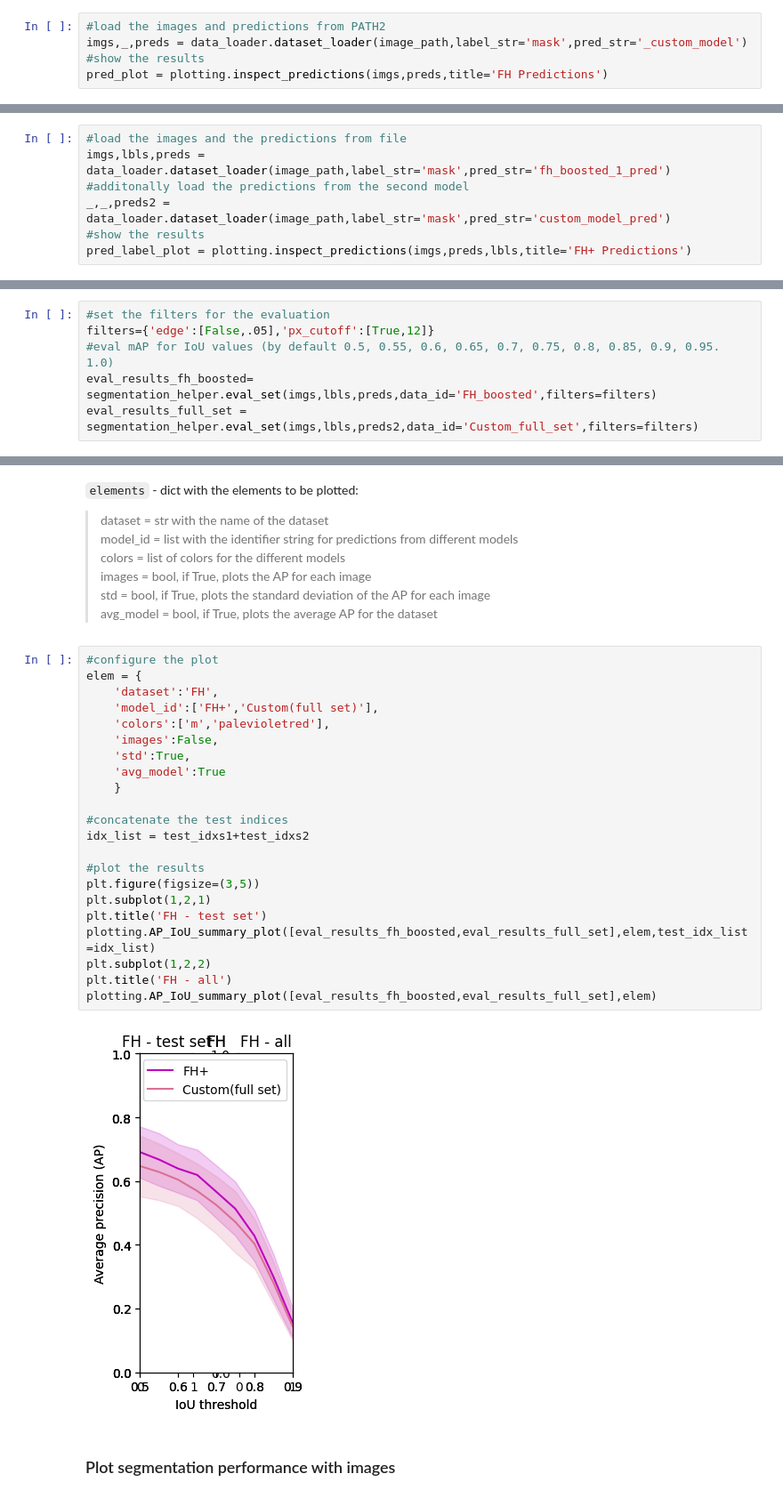
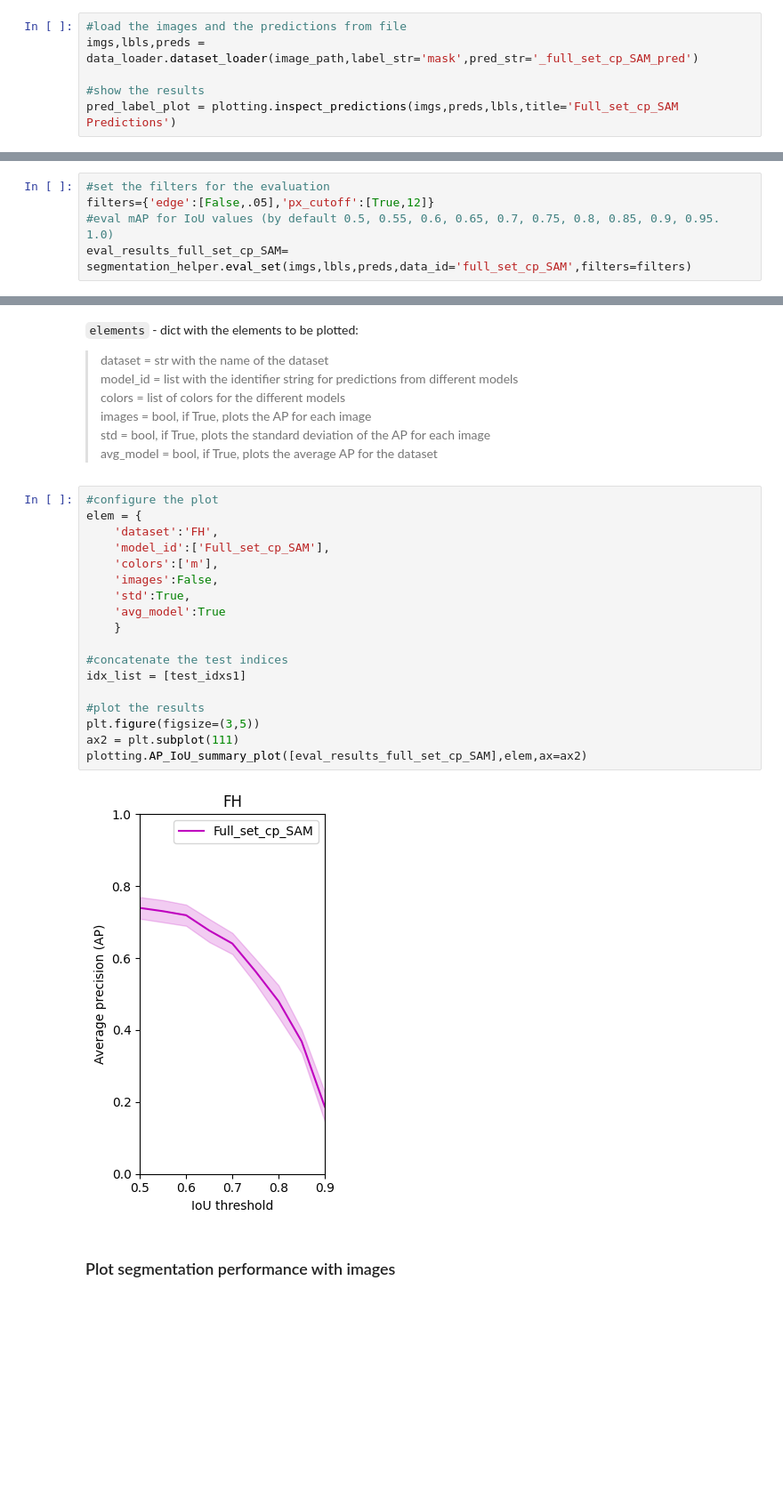
Before and after one commit to fionabyrne101/imagegrains, a Jupyter notebook: notebooks/1_image_segmentation.ipynb, the cells around one changed output, grey strips where cells are left out. Shown at 89% size. Saved outputs shown, nothing was run; the diff lists cells and outputs as text; blank space fills up the shorter version.

```diff
--- a/notebooks/1_image_segmentation.ipynb
+++ b/notebooks/1_image_segmentation.ipynb
@@ -94,8 +96,9 @@ for path in [image_path1,image_path2]:
 `title` - title of plot (optional)
 `tar_dir` - path to save plot (optional)
 # %%
-#load the images and predictions from PATH2
-imgs,_,preds = data_loader.dataset_loader(image_path,label_str='mask',pred_str='_custom_model')
+#load the images and the predictions from file
+imgs,lbls,preds = data_loader.dataset_loader(image_path,label_str='mask',pred_str='_full_set_cp_SAM_pred')
+
 #show the results
-pred_plot = plotting.inspect_predictions(imgs,preds,title='FH Predictions')
+pred_label_plot = plotting.inspect_predictions(imgs,preds,lbls,title='Full_set_cp_SAM Predictions')
 # %% [output]
@@ -105,7 +105,0 @@ pred_plot = plotting.inspect_predictions(imgs,preds,title='FH Predictions')
-# %%
-#load the images and the predictions from file
-imgs,lbls,preds = data_loader.dataset_loader(image_path,label_str='mask',pred_str='fh_boosted_1_pred')
-#additonally load the predictions from the second model
-_,_,preds2 = data_loader.dataset_loader(image_path,label_str='mask',pred_str='custom_model_pred')
-#show the results
-pred_label_plot = plotting.inspect_predictions(imgs,preds,lbls,title='FH+ Predictions')
@@ -138,8 +130,7 @@ Returns
 #set the filters for the evaluation
 filters={'edge':[False,.05],'px_cutoff':[True,12]}
 #eval mAP for IoU values (by default 0.5, 0.55, 0.6, 0.65, 0.7, 0.75, 0.8, 0.85, 0.9, 0.95. 1.0)
-eval_results_fh_boosted= segmentation_helper.eval_set(imgs,lbls,preds,data_id='FH_boosted',filters=filters)
-eval_results_full_set = segmentation_helper.eval_set(imgs,lbls,preds2,data_id='Custom_full_set',filters=filters)
+eval_results_full_set_cp_SAM= segmentation_helper.eval_set(imgs,lbls,preds,data_id='full_set_cp_SAM',filters=filters)
 # %% [markdown]
 ### Plot segmentation performance
 The segmentation performance for a given dataset can be plotted a average precision over IoU thrshold curves. The results can be loaded from a `.pkl` file or directly passed from `eval_set()`. If a test/train split is used, the test indeces can be passed to differentiate the test from the train results in the `AP_IoU_plot()`. For the `AP_IoU_summary()` plot, only test results are plotted if test indeces are provided.
@@ -166,27 +151,23 @@ plotting.AP_IoU_plot(eval_results_full_set,title='Custom model (full_set)',test_
 # %%
 #configure the plot
 elem = {
     'dataset':'FH',
-    'model_id':['FH+','Custom(full set)'],
-    'colors':['m','palevioletred'],
+    'model_id':['Full_set_cp_SAM'],
+    'colors':['m'],
     'images':False,
     'std':True,
     'avg_model':True
     }
 
 #concatenate the test indices
-idx_list = test_idxs1+test_idxs2
+idx_list = [test_idxs1]
 
 #plot the results
 plt.figure(figsize=(3,5))
-plt.subplot(1,2,1)
-plt.title('FH - test set')
-plotting.AP_IoU_summary_plot([eval_results_fh_boosted,eval_results_full_set],elem,test_idx_list=idx_list)
-plt.subplot(1,2,2)
-plt.title('FH - all')
-plotting.AP_IoU_summary_plot([eval_results_fh_boosted,eval_results_full_set],elem)
+ax2 = plt.subplot(111)
+plotting.AP_IoU_summary_plot([eval_results_full_set_cp_SAM],elem,ax=ax2)
 # %% [output]
-[figure, old version]
+[figure, new version]
 # %% [markdown]
 ### Plot segmentation performance with images
 # %%
```
Also changed, not shown: parts of 14 cells of this notebook, 3 other files.
